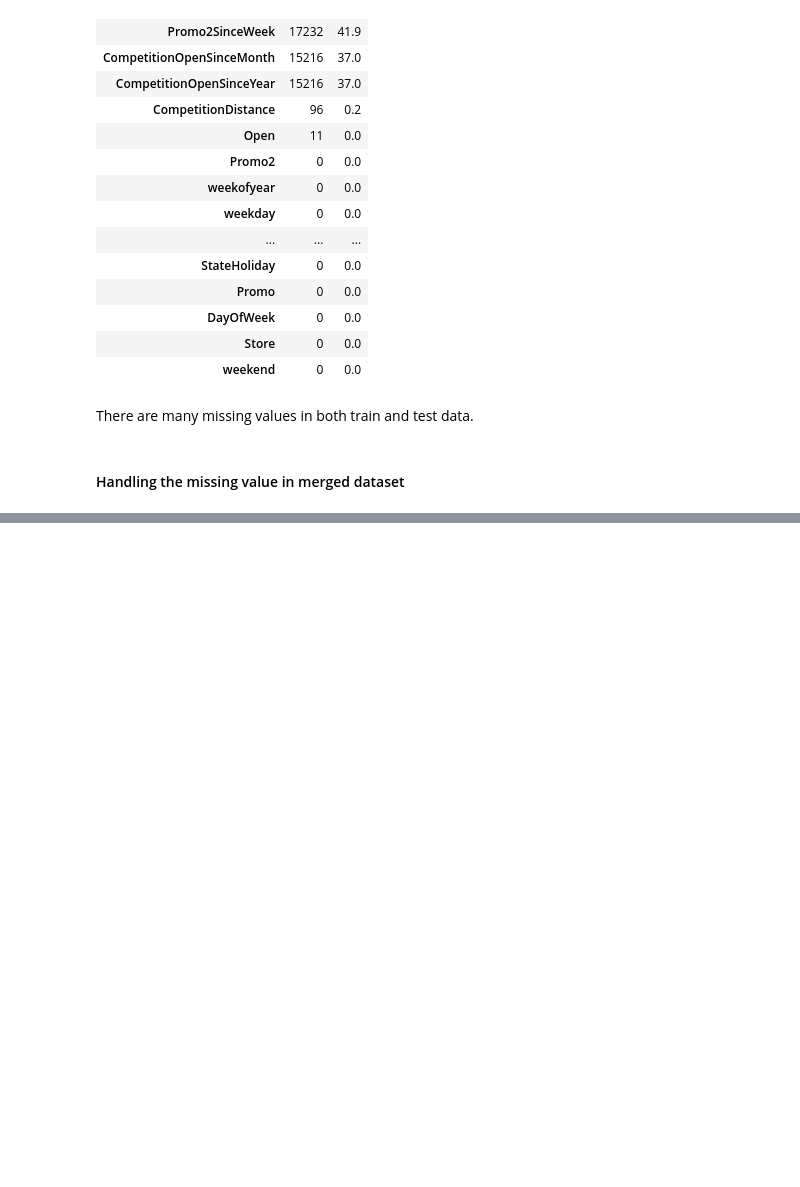
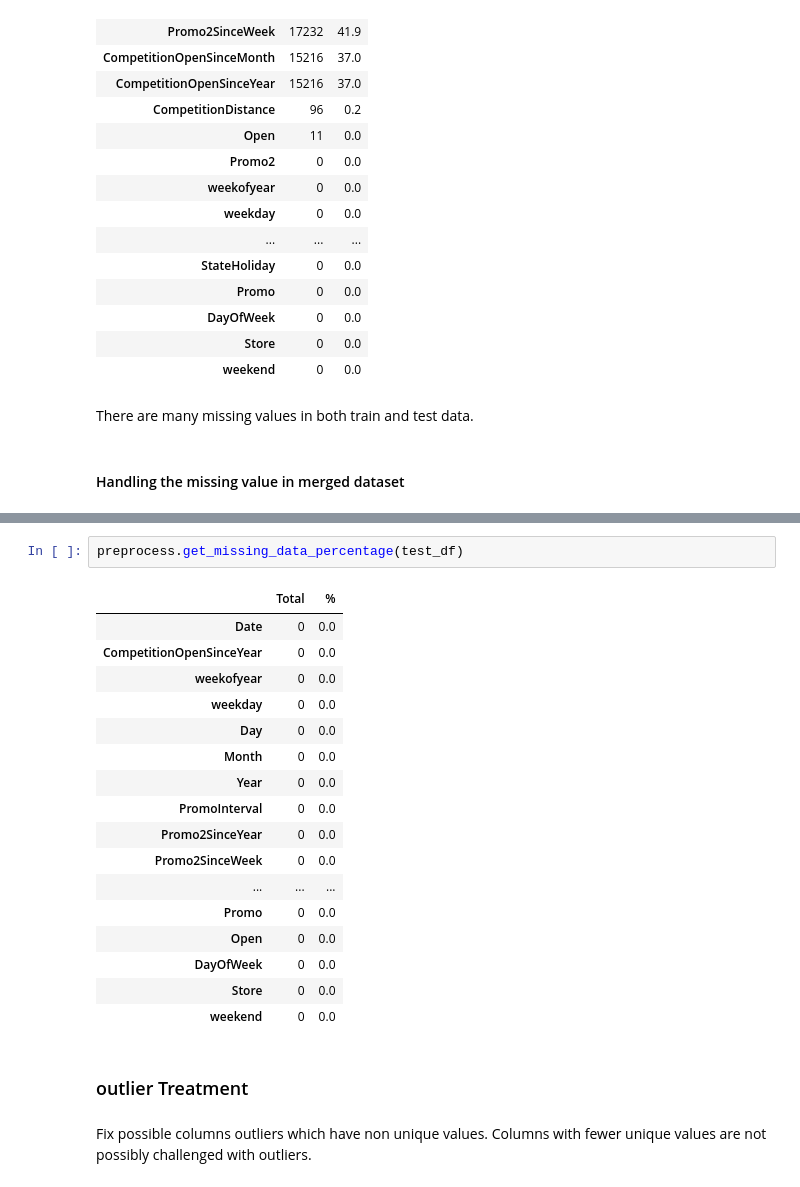
Before and after one commit to yonamg/Pharmaceutical-Sales-Prediction, a Jupyter notebook: notebook/Sales_EDA.ipynb, the cells around one changed output, grey strips where cells are left out. Cells and saved outputs as stored; diff of their text form; blank space fills up the shorter version.

```diff
--- a/notebook/Sales_EDA.ipynb
+++ b/notebook/Sales_EDA.ipynb
@@ -251,0 +283,24 @@ test_df = preprocess.fill_missing_median(test_df, miss_1)
+# %%
+preprocess.get_missing_data_percentage(test_df)
+# %% [output]
+|  | Total | % |
+| Date | 0 | 0.0 |
+| CompetitionOpenSinceYear | 0 | 0.0 |
+| weekofyear | 0 | 0.0 |
+| weekday | 0 | 0.0 |
+| Day | 0 | 0.0 |
+| Month | 0 | 0.0 |
+| Year | 0 | 0.0 |
+| PromoInterval | 0 | 0.0 |
+| Promo2SinceYear | 0 | 0.0 |
+| Promo2SinceWeek | 0 | 0.0 |
+| ... | ... | ... |
+| Promo | 0 | 0.0 |
+| Open | 0 | 0.0 |
+| DayOfWeek | 0 | 0.0 |
+| Store | 0 | 0.0 |
+| weekend | 0 | 0.0 |
+# %% [markdown]
+### outlier Treatment
+# %% [markdown]
+Fix possible columns outliers which have non unique values. Columns with fewer unique values are not possibly challenged with outliers.
```
Also changed, not shown: parts of 11 cells of this notebook, 2 other files.
